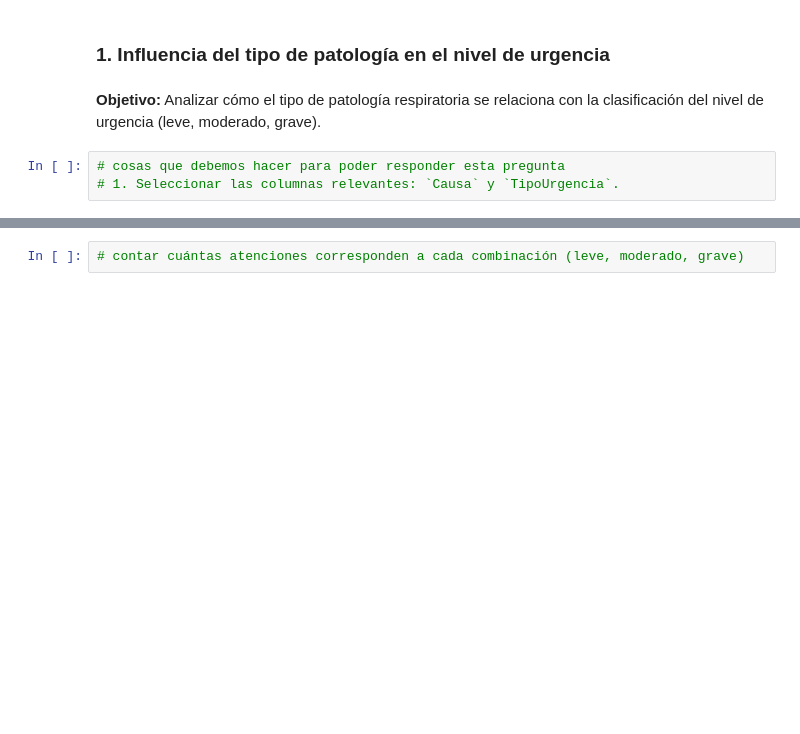
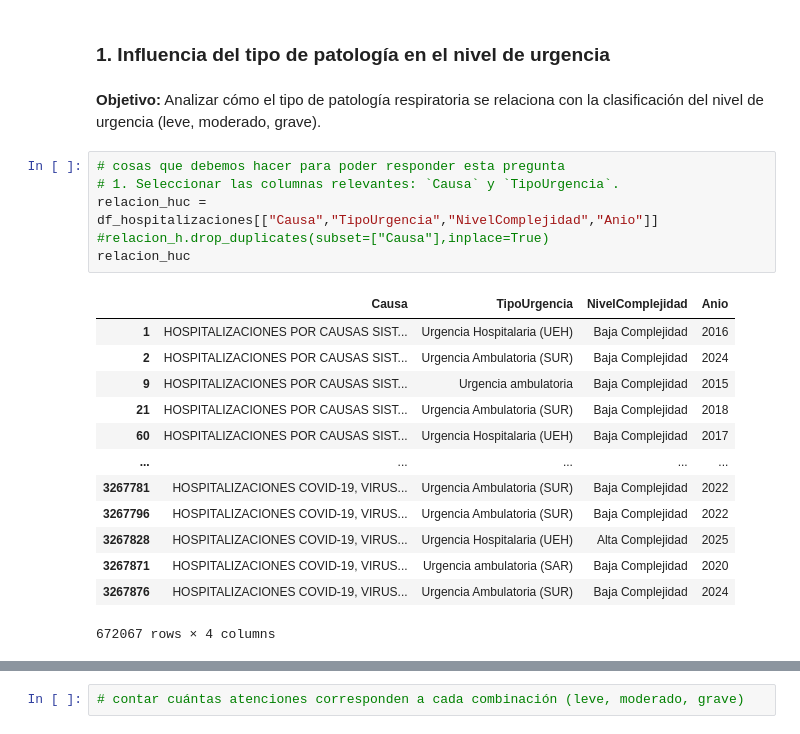
Before and after one commit to JoabVJ/project-imt2200, a Jupyter notebook: Entrega inicial/notebooks/01_EDA_enfermedades_respiratorias.ipynb, the cells around one changed output, grey strips where cells are left out. Saved outputs shown, nothing was run; the diff lists cells and outputs as text; blank space fills up the shorter version.

```diff
--- a/Entrega inicial/notebooks/01_EDA_enfermedades_respiratorias.ipynb
+++ b/Entrega inicial/notebooks/01_EDA_enfermedades_respiratorias.ipynb
@@ -246,3 +325,20 @@ En esta etapa se realizará un análisis de los datos para poder responder las *
 # %%
 # cosas que debemos hacer para poder responder esta pregunta
 # 1. Seleccionar las columnas relevantes: `Causa` y `TipoUrgencia`.
+relacion_huc = df_hospitalizaciones[["Causa","TipoUrgencia","NivelComplejidad","Anio"]]
+#relacion_h.drop_duplicates(subset=["Causa"],inplace=True)
+relacion_huc
+# %% [output]
+|  | Causa | TipoUrgencia | NivelComplejidad | Anio |
+| 1 | HOSPITALIZACIONES POR CAUSAS SIST... | Urgencia Hospitalaria (UEH) | Baja Complejidad | 2016 |
+| 2 | HOSPITALIZACIONES POR CAUSAS SIST... | Urgencia Ambulatoria (SUR) | Baja Complejidad | 2024 |
+| 9 | HOSPITALIZACIONES POR CAUSAS SIST... | Urgencia ambulatoria | Baja Complejidad | 2015 |
+| 21 | HOSPITALIZACIONES POR CAUSAS SIST... | Urgencia Ambulatoria (SUR) | Baja Complejidad | 2018 |
+| 60 | HOSPITALIZACIONES POR CAUSAS SIST... | Urgencia Hospitalaria (UEH) | Baja Complejidad | 2017 |
+| ... | ... | ... | ... | ... |
+| 3267781 | HOSPITALIZACIONES COVID-19, VIRUS... | Urgencia Ambulatoria (SUR) | Baja Complejidad | 2022 |
+| 3267796 | HOSPITALIZACIONES COVID-19, VIRUS... | Urgencia Ambulatoria (SUR) | Baja Complejidad | 2022 |
+| 3267828 | HOSPITALIZACIONES COVID-19, VIRUS... | Urgencia Hospitalaria (UEH) | Alta Complejidad | 2025 |
+| 3267871 | HOSPITALIZACIONES COVID-19, VIRUS... | Urgencia ambulatoria (SAR) | Baja Complejidad | 2020 |
+| 3267876 | HOSPITALIZACIONES COVID-19, VIRUS... | Urgencia Ambulatoria (SUR) | Baja Complejidad | 2024 |
+672067 rows × 4 columns
```
Also changed, not shown: parts of 9 cells of this notebook.
